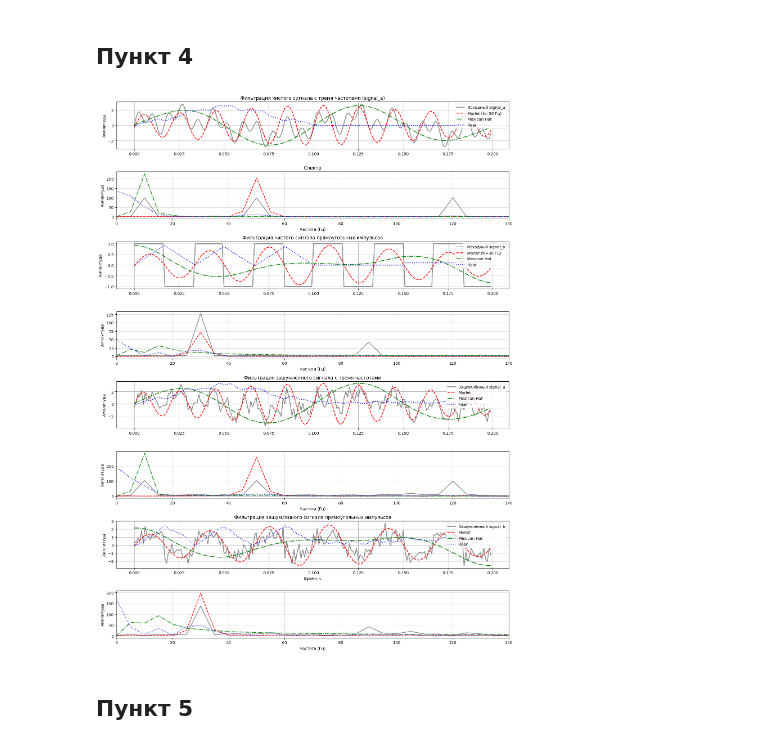
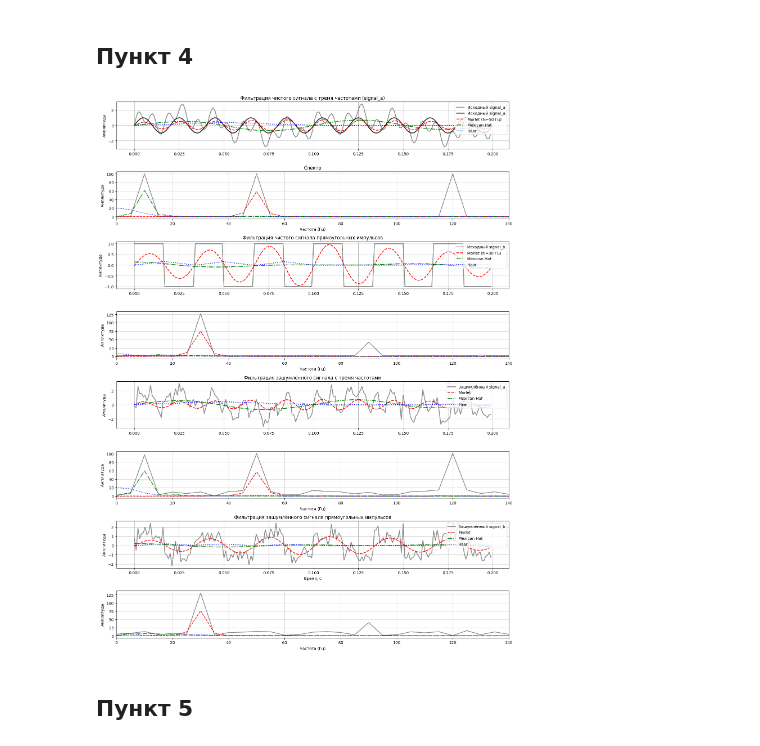
Before and after one commit to KamenevIvan/DPoS, a Jupyter notebook: lab5.ipynb, the cells around one changed output. Saved outputs shown, nothing was run; the diff lists cells and outputs as text; code cells hidden in the pictures.

```diff
--- a/lab5.ipynb
+++ b/lab5.ipynb
@@ -154,6 +154,10 @@ t_sig = np.arange(0, 0.2, 1/fs)
 signal_a = (np.sin(2*np.pi*10*t_sig) +
             np.sin(2*np.pi*50*t_sig) +
             np.sin(2*np.pi*120*t_sig))
+
+signal_clean = (0*np.sin(2*np.pi*10*t_sig) +
+            np.sin(2*np.pi*50*t_sig) +
+            0*np.sin(2*np.pi*120*t_sig))
 
 signal_b = sig.square(2*np.pi*30*t_sig)
 
@@ -168,14 +172,18 @@ def wavelet_convolve(signal_data, wavelet_func, param, is_morlet=False):
     if is_morlet:
         wav = np.real(wav)
 
+    wav = wav / np.sum(np.abs(wav))
+
     conv_result = sig.convolve(signal_data, wav, mode='same')
 
     orig_max = np.max(np.abs(signal_data))
     conv_max = np.max(np.abs(conv_result))
 
-    if conv_max > 0:
-        scaling_factor = orig_max / conv_max * 0.92
-        conv_result *= scaling_factor
+    # if conv_max > 0:
+    #     scaling_factor = orig_max / conv_max * 0.92
+    #     conv_result *= scaling_factor
+
+
 
     return conv_result
 
@@ -212,6 +220,7 @@ def plot_spectrum(ax, signal, label, color, linestyle='-'):
 
 # 1. Чистый signal_a
 axs[0].plot(t_sig, signal_a,      'gray', alpha=0.9, linewidth=2.0, label='Исходный signal_a')
+axs[0].plot(t_sig, signal_clean,      'black', alpha=0.9, linewidth=2.0, label='Исходный signal_a')
 axs[0].plot(t_sig, conv_mor_a,   'red',   linewidth=1.8, label='Morlet (f₀=50 Гц)', linestyle='--')
 axs[0].plot(t_sig, conv_mex_a,   'green', linewidth=1.8, label='Mexican Hat', linestyle='-.')
 axs[0].plot(t_sig, conv_haar_a,  'blue',  linewidth=1.8, label='Haar', linestyle='dotted')
@@ -248,34 +257,34 @@ axs[4].plot(t_sig, conv_mex_a_noisy,  'green', linewidth=1.8, label='Mexican Hat
 axs[4].plot(t_sig, conv_haar_a_noisy, 'blue',  linewidth=1.8, label='Haar', linestyle='dotted')
 axs[4].set_title('Фильтрация зашумлённого сигнала с тремя частотами')
 axs[4].set_ylabel('Амплитуда')
 axs[4].legend(loc='upper right')
 axs[4].grid(True)
 
 plot_spectrum(axs[5], signal_a_noisy, 'Исходный', 'gray')
 plot_spectrum(axs[5], conv_mor_a_noisy, 'Morlet', 'red', '--')
 plot_spectrum(axs[5], conv_mex_a_noisy, 'Mexican Hat', 'green', '-.')
 plot_spectrum(axs[5], conv_haar_a_noisy, 'Haar', 'blue', 'dotted')
 
 # 4. Зашумлённый signal_b
 axs[6].plot(t_sig, signal_b_noisy, 'gray', alpha=0.9, linewidth=2.0, label='Зашумлённый signal_b')
 axs[6].plot(t_sig, conv_mor_b_noisy,  'red',   linewidth=1.8, label='Morlet', linestyle='--')
 axs[6].plot(t_sig, conv_mex_b_noisy,  'green', linewidth=1.8, label='Mexican Hat', linestyle='-.')
 axs[6].plot(t_sig, conv_haar_b_noisy, 'blue',  linewidth=1.8, label='Haar', linestyle='dotted')
 axs[6].set_title('Фильтрация зашумлённого сигнала прямоугольных импульсов')
 axs[6].set_xlabel('Время, с')
 axs[6].set_ylabel('Амплитуда')
 axs[6].legend(loc='upper right')
 axs[6].grid(True)
 
 plot_spectrum(axs[7], signal_b_noisy, 'Исходный', 'gray')
 plot_spectrum(axs[7], conv_mor_b_noisy, 'Morlet', 'red', '--')
 plot_spectrum(axs[7], conv_mex_b_noisy, 'Mexican Hat', 'green', '-.')
 plot_spectrum(axs[7], conv_haar_b_noisy, 'Haar', 'blue', 'dotted')
 
 plt.tight_layout()
 plt.show()
 # %% [output]
-[figure, old version]
+[figure, new version]
 # %% [markdown]
 ## Пункт 5
 # %%
```
Also changed, not shown: parts of 3 cells of this notebook.
